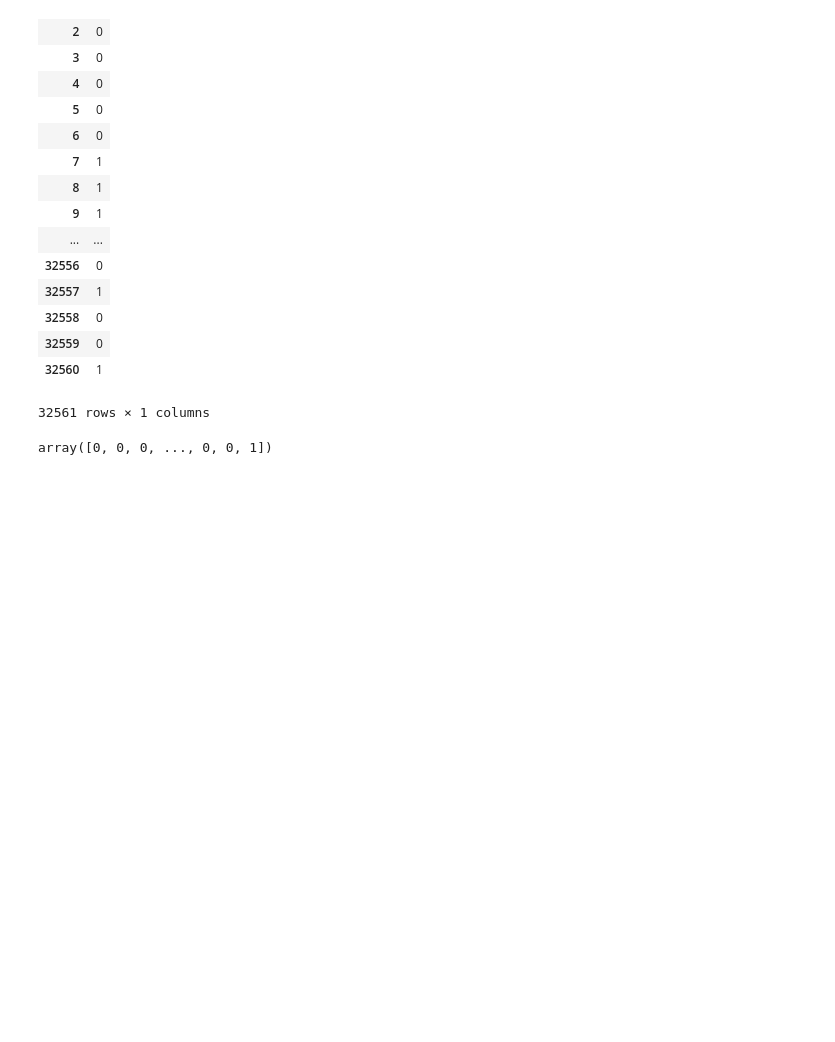
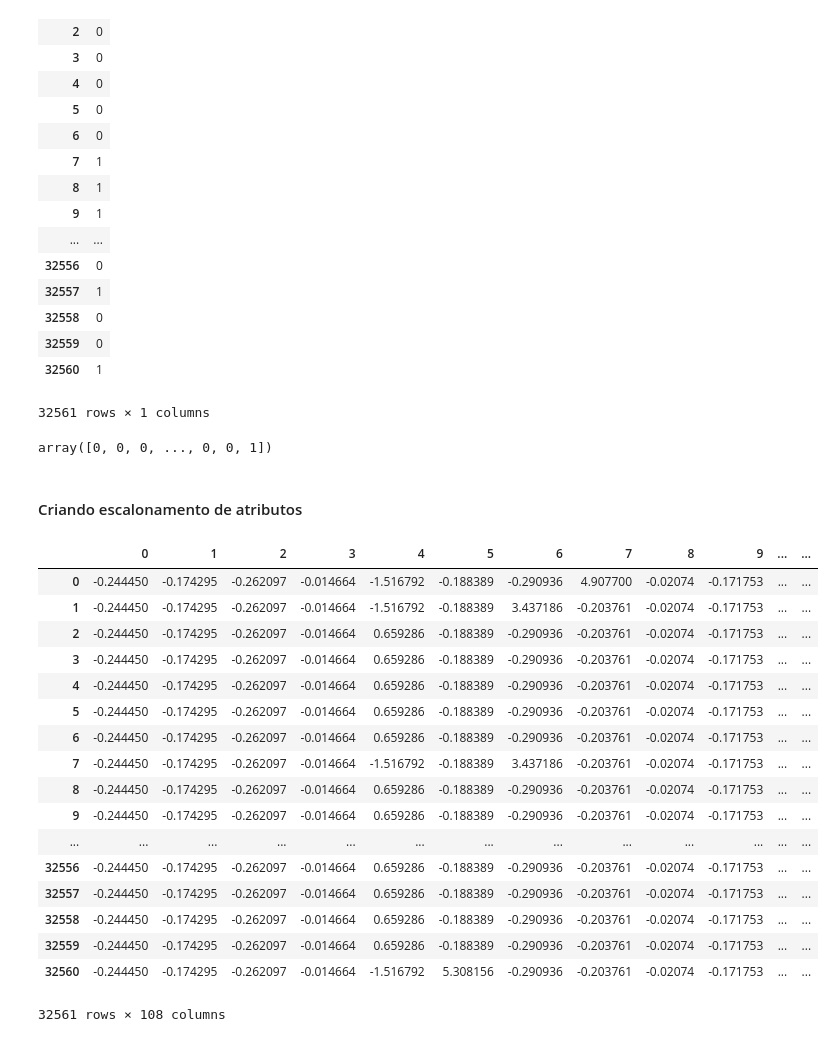
Before and after one commit to dieinimymaganha/machine_learning_e_data_science_com_python, a Jupyter notebook: pre_processamento_census.ipynb, the cells around one changed output. Saved outputs shown, nothing was run; the diff lists cells and outputs as text; code cells hidden in the pictures; blank space fills up the shorter version.

Commit message:
Escalonamento de atributos - aula 23

```diff
--- a/pre_processamento_census.ipynb
+++ b/pre_processamento_census.ipynb
@@ -130,3 +130,5 @@ pd.DataFrame(classe)
 classe
 # %% [output]
 array([0, 0, 0, ..., 0, 0, 1])
+# %% [markdown]
+#### Criando escalonamento de atributos
@@ -132,0 +137,25 @@ array([0, 0, 0, ..., 0, 0, 1])
+# %%
+scaler = StandardScaler()
+# %%
+previsores = scaler.fit_transform(previsores)
+# %%
+pd.DataFrame(previsores)
+# %% [output]
+|  | 0 | 1 | 2 | 3 | 4 | 5 | 6 | 7 | 8 | 9 | ... | ... |
+| 0 | -0.244450 | -0.174295 | -0.262097 | -0.014664 | -1.516792 | -0.188389 | -0.290936 | 4.907700 | -0.02074 | -0.171753 | ... | ... |
+| 1 | -0.244450 | -0.174295 | -0.262097 | -0.014664 | -1.516792 | -0.188389 | 3.437186 | -0.203761 | -0.02074 | -0.171753 | ... | ... |
+| 2 | -0.244450 | -0.174295 | -0.262097 | -0.014664 | 0.659286 | -0.188389 | -0.290936 | -0.203761 | -0.02074 | -0.171753 | ... | ... |
+| 3 | -0.244450 | -0.174295 | -0.262097 | -0.014664 | 0.659286 | -0.188389 | -0.290936 | -0.203761 | -0.02074 | -0.171753 | ... | ... |
+| 4 | -0.244450 | -0.174295 | -0.262097 | -0.014664 | 0.659286 | -0.188389 | -0.290936 | -0.203761 | -0.02074 | -0.171753 | ... | ... |
+| 5 | -0.244450 | -0.174295 | -0.262097 | -0.014664 | 0.659286 | -0.188389 | -0.290936 | -0.203761 | -0.02074 | -0.171753 | ... | ... |
+| 6 | -0.244450 | -0.174295 | -0.262097 | -0.014664 | 0.659286 | -0.188389 | -0.290936 | -0.203761 | -0.02074 | -0.171753 | ... | ... |
+| 7 | -0.244450 | -0.174295 | -0.262097 | -0.014664 | -1.516792 | -0.188389 | 3.437186 | -0.203761 | -0.02074 | -0.171753 | ... | ... |
+| 8 | -0.244450 | -0.174295 | -0.262097 | -0.014664 | 0.659286 | -0.188389 | -0.290936 | -0.203761 | -0.02074 | -0.171753 | ... | ... |
+| 9 | -0.244450 | -0.174295 | -0.262097 | -0.014664 | 0.659286 | -0.188389 | -0.290936 | -0.203761 | -0.02074 | -0.171753 | ... | ... |
+| ... | ... | ... | ... | ... | ... | ... | ... | ... | ... | ... | ... | ... |
+| 32556 | -0.244450 | -0.174295 | -0.262097 | -0.014664 | 0.659286 | -0.188389 | -0.290936 | -0.203761 | -0.02074 | -0.171753 | ... | ... |
+| 32557 | -0.244450 | -0.174295 | -0.262097 | -0.014664 | 0.659286 | -0.188389 | -0.290936 | -0.203761 | -0.02074 | -0.171753 | ... | ... |
+| 32558 | -0.244450 | -0.174295 | -0.262097 | -0.014664 | 0.659286 | -0.188389 | -0.290936 | -0.203761 | -0.02074 | -0.171753 | ... | ... |
+| 32559 | -0.244450 | -0.174295 | -0.262097 | -0.014664 | 0.659286 | -0.188389 | -0.290936 | -0.203761 | -0.02074 | -0.171753 | ... | ... |
+| 32560 | -0.244450 | -0.174295 | -0.262097 | -0.014664 | -1.516792 | 5.308156 | -0.290936 | -0.203761 | -0.02074 | -0.171753 | ... | ... |
+32561 rows × 108 columns
```
Also changed, not shown: parts of 1 cell of this notebook.
